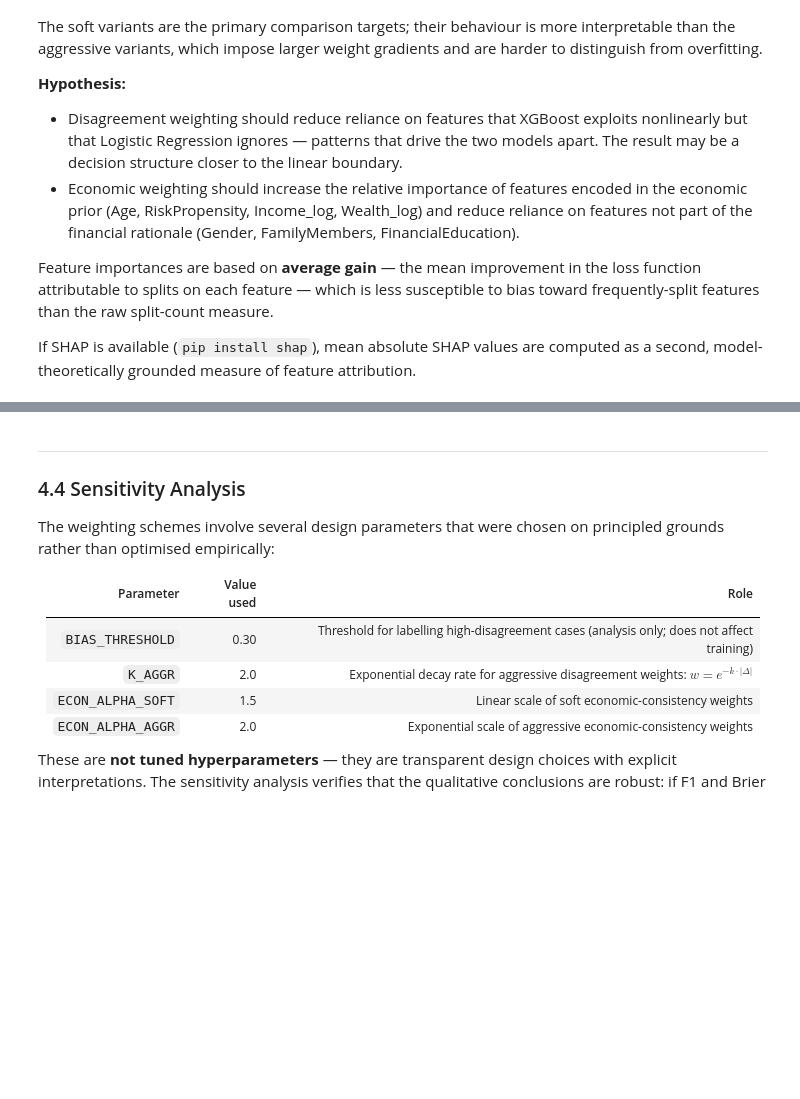
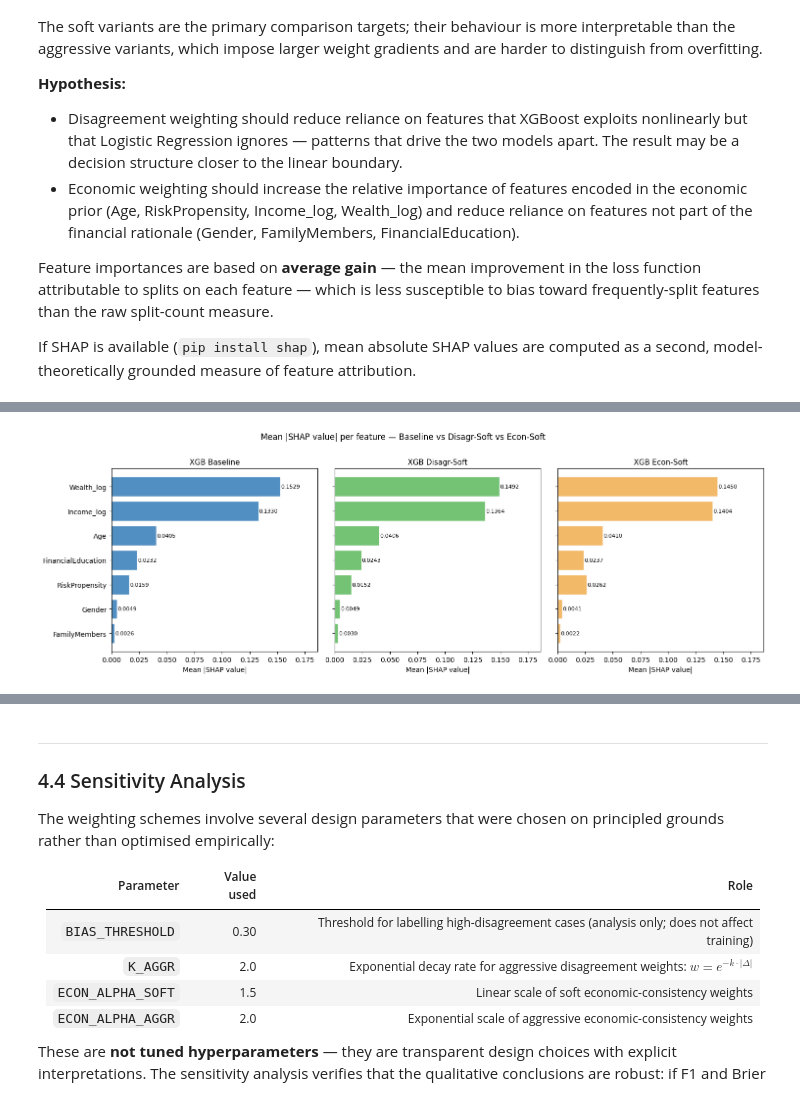
Before and after one commit to tommybaresi-creator/fintech-group-work, a Jupyter notebook: BusinessCase2/bias_analysis_accumulation.ipynb, the cells around one changed output, grey strips where cells are left out. Saved outputs shown, nothing was run; the diff lists cells and outputs as text; code cells hidden in the pictures; blank space fills up the shorter version.

```diff
--- a/BusinessCase2/bias_analysis_accumulation.ipynb
+++ b/BusinessCase2/bias_analysis_accumulation.ipynb
@@ -1354,13 +1577,57 @@ try:
         ("XGB Econ-Soft",   xgb_econ_soft),
     ]
 
+    def compute_shap_values_safe(model, X):
+        """
+        Robust SHAP extraction for XGBoost sklearn wrappers.
+
+        Strategy:
+        1. Try TreeExplainer on the sklearn wrapper.
+        2. If it fails, try TreeExplainer on the underlying booster.
+        3. If it still fails, fall back to generic shap.Explainer on model.predict.
+        """
+        # 1) Direct TreeExplainer on sklearn wrapper
+        try:
+            explainer = shap.TreeExplainer(model)
+            sv = explainer.shap_values(X, check_additivity=False)
+            if isinstance(sv, list):
+                sv = sv[1]
+            return np.asarray(sv)
+
+        except Exception as e1:
+            print(f"[TreeExplainer wrapper failed] {type(e1).__name__}: {e1}")
+
+        # 2) TreeExplainer on booster
+        try:
+            booster = model.get_booster()
+            explainer = shap.TreeExplainer(booster)
+            sv = explainer.shap_values(X, check_additivity=False)
+            if isinstance(sv, list):
+                sv = sv[1]
+            return np.asarray(sv)
+
+        except Exception as e2:
+            print(f"[TreeExplainer booster failed] {type(e2).__name__}: {e2}")
+
+        # 3) Generic fallback
+        try:
+            explainer = shap.Explainer(model.predict_proba, X)
+            sv = explainer(X)
+            values = sv.values
+            # Binary classification with predict_proba -> often shape (n, p, 2)
+            if values.ndim == 3 and values.shape[2] == 2:
+                values = values[:, :, 1]
+            return np.asarray(values)
+
+        except Exception as e3:
+            raise RuntimeError(
+                "SHAP failed with both TreeExplainer and generic Explainer."
+            ) from e3
+
     shap_results = {}
     for mname, model in shap_models:
-        explainer = shap.TreeExplainer(model)
-        sv = explainer.shap_values(X_test, check_additivity=False)
-        # Handle both old (array) and new (list-of-arrays) SHAP API
-        if isinstance(sv, list):
-            sv = sv[1]
+        print(f"\nComputing SHAP for: {mname}")
+        sv = compute_shap_values_safe(model, X_test)
         shap_results[mname] = np.abs(sv).mean(axis=0)
 
     shap_df = pd.DataFrame(shap_results, index=feature_names)
@@ -1372,11 +1639,17 @@ try:
         bars = ax.barh(shap_df.index, vals, color=color, alpha=0.85, edgecolor="white")
         ax.set_title(mname, fontsize=11)
         ax.set_xlabel("Mean |SHAP value|")
-        ax.set_xlim(0, shap_df.values.max() * 1.22)
+        ax.set_xlim(0, shap_df.values.max() * 1.22 if shap_df.values.max() > 0 else 1)
+
         for bar, v in zip(bars, vals):
             if v > 0.0003:
-                ax.text(v + 0.0005, bar.get_y() + bar.get_height() / 2,
-                        f"{v:.4f}", va="center", fontsize=8)
+                ax.text(
+                    v + 0.0005,
+                    bar.get_y() + bar.get_height() / 2,
+                    f"{v:.4f}",
+                    va="center",
+                    fontsize=8
+                )
 
     plt.suptitle(
         "Mean |SHAP value| per feature — Baseline vs Disagr-Soft vs Econ-Soft",
@@ -1388,24 +1661,34 @@ try:
     print("=== Mean |SHAP value| per feature ===")
     print(shap_df.round(5).to_string())
 
-    # Delta in SHAP attribution relative to baseline
     print("\n=== SHAP attribution shift relative to baseline ===")
     for mname in ["XGB Disagr-Soft", "XGB Econ-Soft"]:
         print(f"\n  {mname}:")
         for feat in shap_df.index:
-            delta  = shap_df.loc[feat, mname] - shap_df.loc[feat, "XGB Baseline"]
-            pct    = delta / (shap_df.loc[feat, "XGB Baseline"] + 1e-9) * 100
+            delta = shap_df.loc[feat, mname] - shap_df.loc[feat, "XGB Baseline"]
+            pct = delta / (shap_df.loc[feat, "XGB Baseline"] + 1e-9) * 100
             marker = " ↑" if delta > 0 else " ↓"
             print(f"    {feat:22s}: {delta:+.5f}  ({pct:+.1f}%){marker}")
 
-    # Does economic weighting increase attribution to econ-prior features?
     econ_features = {"Age", "RiskPropensity", "Income_log", "Wealth_log"}
-    other_features = set(feature_names) - econ_features
     for mname in ["XGB Disagr-Soft", "XGB Econ-Soft"]:
-        econ_share_base  = shap_df.loc[list(econ_features),  "XGB Baseline"].sum() / shap_df["XGB Baseline"].sum()
-        econ_share_model = shap_df.loc[list(econ_features),  mname].sum()           / shap_df[mname].sum()
-        print(f"\n  Economic-feature SHAP share — Baseline: {econ_share_base:.1%}  |  {mname}: {econ_share_model:.1%}")
+        econ_share_base = (
+            shap_df.loc[list(econ_features), "XGB Baseline"].sum()
+            / shap_df["XGB Baseline"].sum()
+        )
+        econ_share_model = (
+            shap_df.loc[list(econ_features), mname].sum()
+            / shap_df[mname].sum()
+        )
+        print(
+            f"\n  Economic-feature SHAP share — Baseline: {econ_share_base:.1%}  |  "
+            f"{mname}: {econ_share_model:.1%}"
+        )
 
 except ImportError:
     print("shap library not available. Install with: pip install shap")
     print("The gain-based feature importance comparison above is the primary analysis.")
+except Exception as e:
+    print(f"SHAP analysis failed: {type(e).__name__}: {e}")
+    print("Use the gain-based feature importance comparison as the primary analysis.")
+# %% [output]
@@ -1411,0 +1704 @@ except ImportError:
+[figure, added]
```
Also changed, not shown: parts of 31 cells of this notebook.
